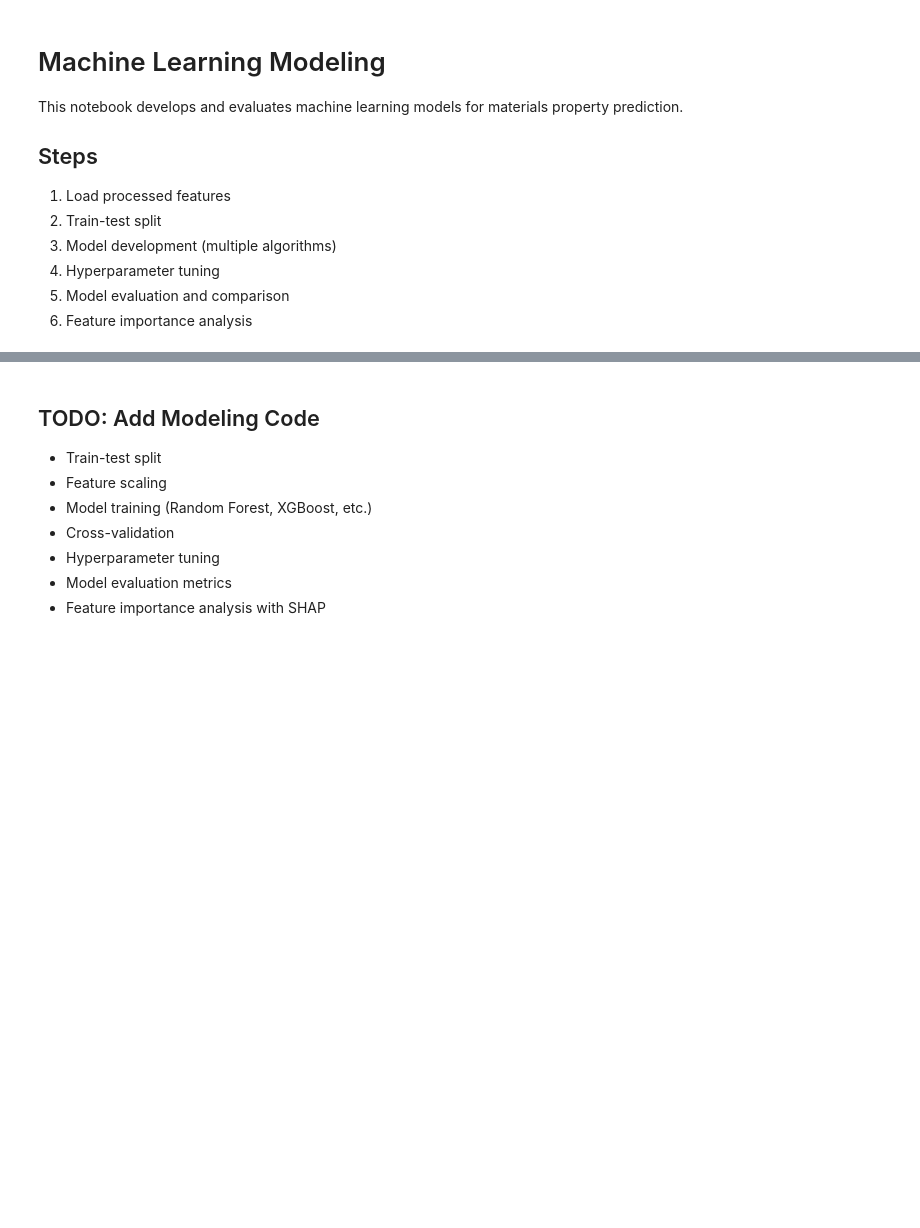
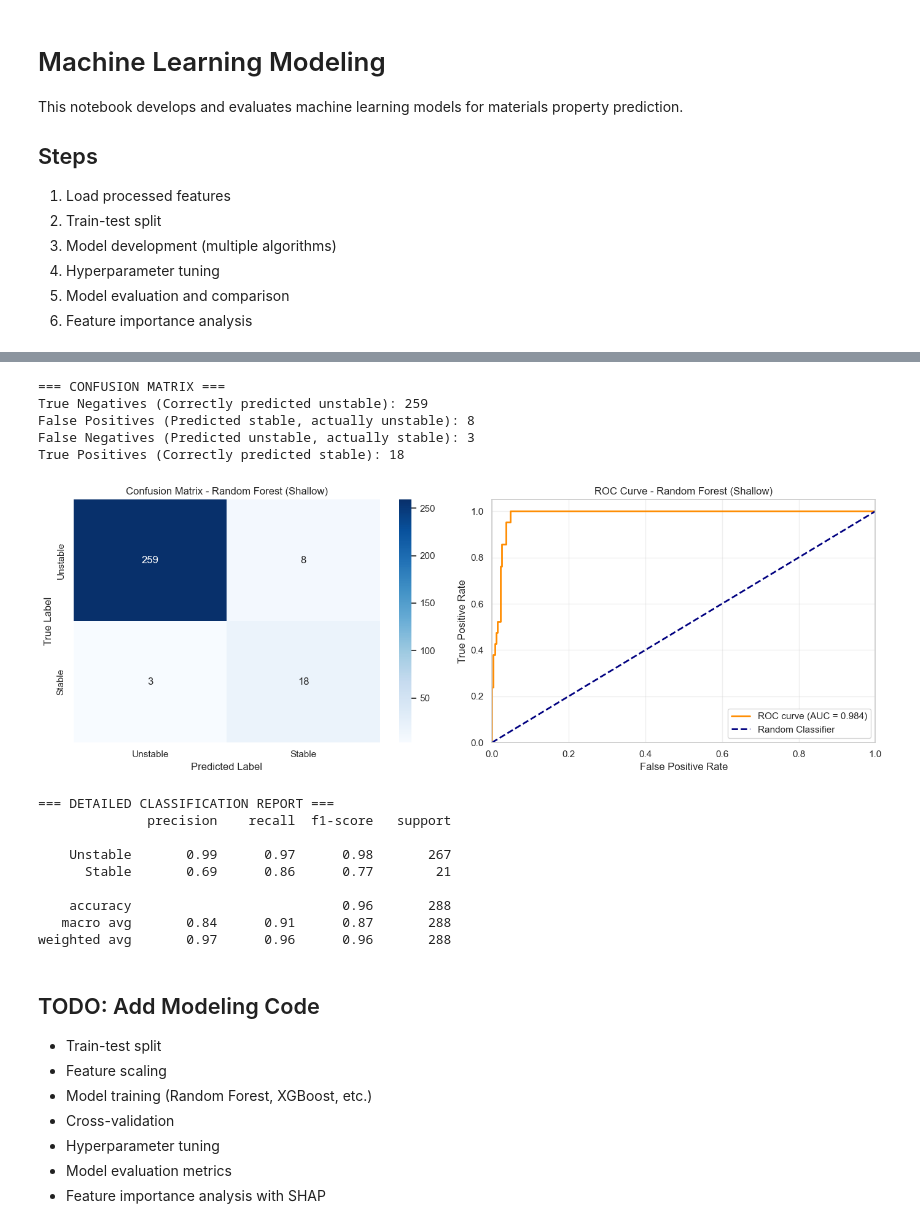
Before and after one commit to benbenmerk-stack/Merkin_FinalProject, a Jupyter notebook: notebooks/03_modeling.ipynb, the cells around one changed output, grey strips where cells are left out. Cells and saved outputs as stored; diff of their text form; code cells hidden in the pictures; blank space fills up the shorter version.

```diff
--- a/notebooks/03_modeling.ipynb
+++ b/notebooks/03_modeling.ipynb
@@ -44,3 +390,62 @@ FIGURES_DIR.mkdir(exist_ok=True)
+# %%
+# Train best model and get predictions on full dataset
+best_model = models[best_model_name]
+best_model.fit(X_scaled, y_stable)
+y_pred = best_model.predict(X_scaled)
+y_pred_proba = best_model.predict_proba(X_scaled)[:, 1]
+
+# Confusion matrix
+cm = confusion_matrix(y_stable, y_pred)
+print("=== CONFUSION MATRIX ===")
+print(f"True Negatives (Correctly predicted unstable): {cm[0, 0]}")
+print(f"False Positives (Predicted stable, actually unstable): {cm[0, 1]}")
+print(f"False Negatives (Predicted unstable, actually stable): {cm[1, 0]}")
+print(f"True Positives (Correctly predicted stable): {cm[1, 1]}")
+
+# Visualize confusion matrix
+fig, axes = plt.subplots(1, 2, figsize=(14, 5))
+
+sns.heatmap(cm, annot=True, fmt='d', cmap='Blues', ax=axes[0],
+            xticklabels=['Unstable', 'Stable'],
+            yticklabels=['Unstable', 'Stable'])
+axes[0].set_ylabel('True Label')
+axes[0].set_xlabel('Predicted Label')
+axes[0].set_title(f'Confusion Matrix - {best_model_name}')
+
+# ROC Curve
+fpr, tpr, _ = roc_curve(y_stable, y_pred_proba)
+roc_auc = roc_auc_score(y_stable, y_pred_proba)
+axes[1].plot(fpr, tpr, color='darkorange', lw=2, label=f'ROC curve (AUC = {roc_auc:.3f})')
+axes[1].plot([0, 1], [0, 1], color='navy', lw=2, linestyle='--', label='Random Classifier')
+axes[1].set_xlim([0.0, 1.0])
+axes[1].set_ylim([0.0, 1.05])
+axes[1].set_xlabel('False Positive Rate')
+axes[1].set_ylabel('True Positive Rate')
+axes[1].set_title(f'ROC Curve - {best_model_name}')
+axes[1].legend(loc="lower right")
+axes[1].grid(True, alpha=0.3)
+
+plt.tight_layout()
+plt.show()
+
+print(f"\n=== DETAILED CLASSIFICATION REPORT ===")
+print(classification_report(y_stable, y_pred, target_names=['Unstable', 'Stable']))
+# %% [output]
+=== CONFUSION MATRIX ===
+True Negatives (Correctly predicted unstable): 259
+False Positives (Predicted stable, actually unstable): 8
+False Negatives (Predicted unstable, actually stable): 3
+True Positives (Correctly predicted stable): 18
+[figure, added]
+=== DETAILED CLASSIFICATION REPORT ===
+              precision    recall  f1-score   support
+
+    Unstable       0.99      0.97      0.98       267
+      Stable       0.69      0.86      0.77        21
+
+    accuracy                           0.96       288
+   macro avg       0.84      0.91      0.87       288
+weighted avg       0.97      0.96      0.96       288
 # %% [markdown]
 ## TODO: Add Modeling Code
 - Train-test split
```
Also changed, not shown: parts of 11 cells of this notebook, 11 other files.
